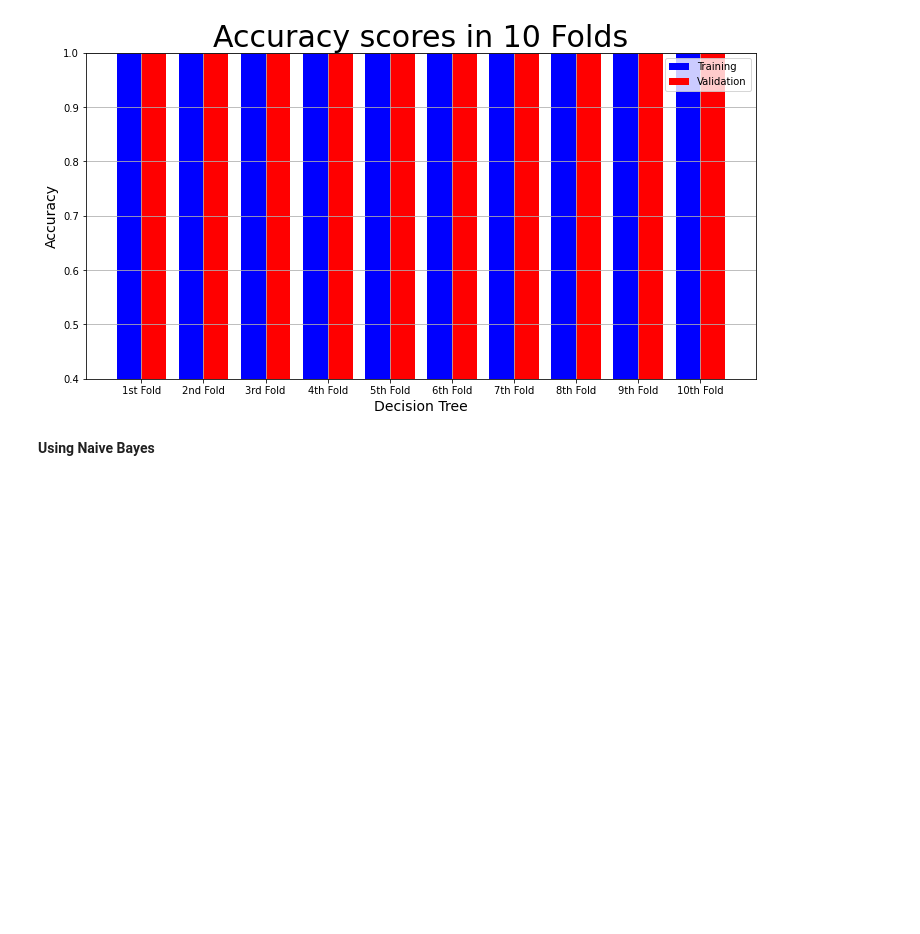
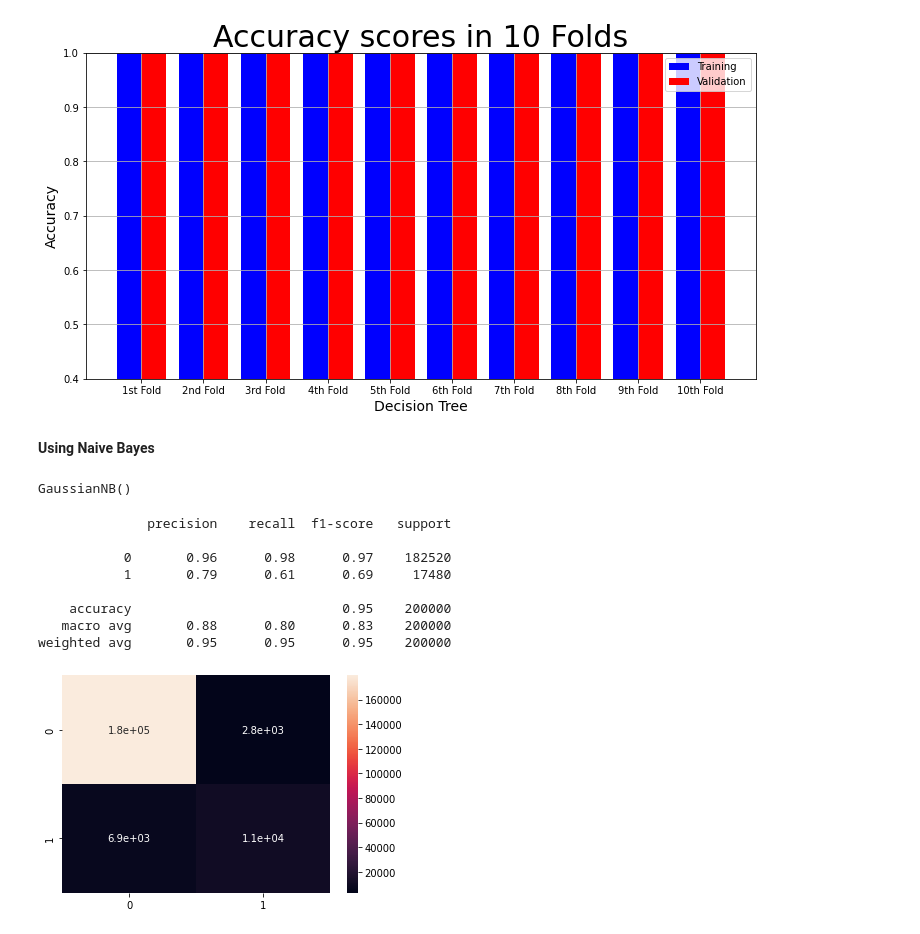
Before and after one commit to thequanic/Credit_card_fraud_detection, a Jupyter notebook: model.ipynb, the cells around one changed output. Cells and saved outputs as stored; diff of their text form; code cells hidden in the pictures; blank space fills up the shorter version.

Commit message:
naive bayes

```diff
--- a/model.ipynb
+++ b/model.ipynb
@@ -275,3 +275,24 @@ plot_result("Decision Tree",
 [figure]
 # %% [markdown]
 **Using Naive Bayes**
+# %%
+from sklearn.naive_bayes import GaussianNB
+nb=GaussianNB()
+nb.fit(x_train,y_train)
+# %% [output]
+GaussianNB()
+# %%
+y_predict_test = nb.predict(x_test)
+cm = confusion_matrix(y_test, y_predict_test)
+sns.heatmap(cm, annot=True)
+print(classification_report(y_test, y_predict_test))
+# %% [output]
+              precision    recall  f1-score   support
+
+           0       0.96      0.98      0.97    182520
+           1       0.79      0.61      0.69     17480
+
+    accuracy                           0.95    200000
+   macro avg       0.88      0.80      0.83    200000
+weighted avg       0.95      0.95      0.95    200000
+[figure, added]
```
Also changed, not shown: parts of 3 cells of this notebook.
